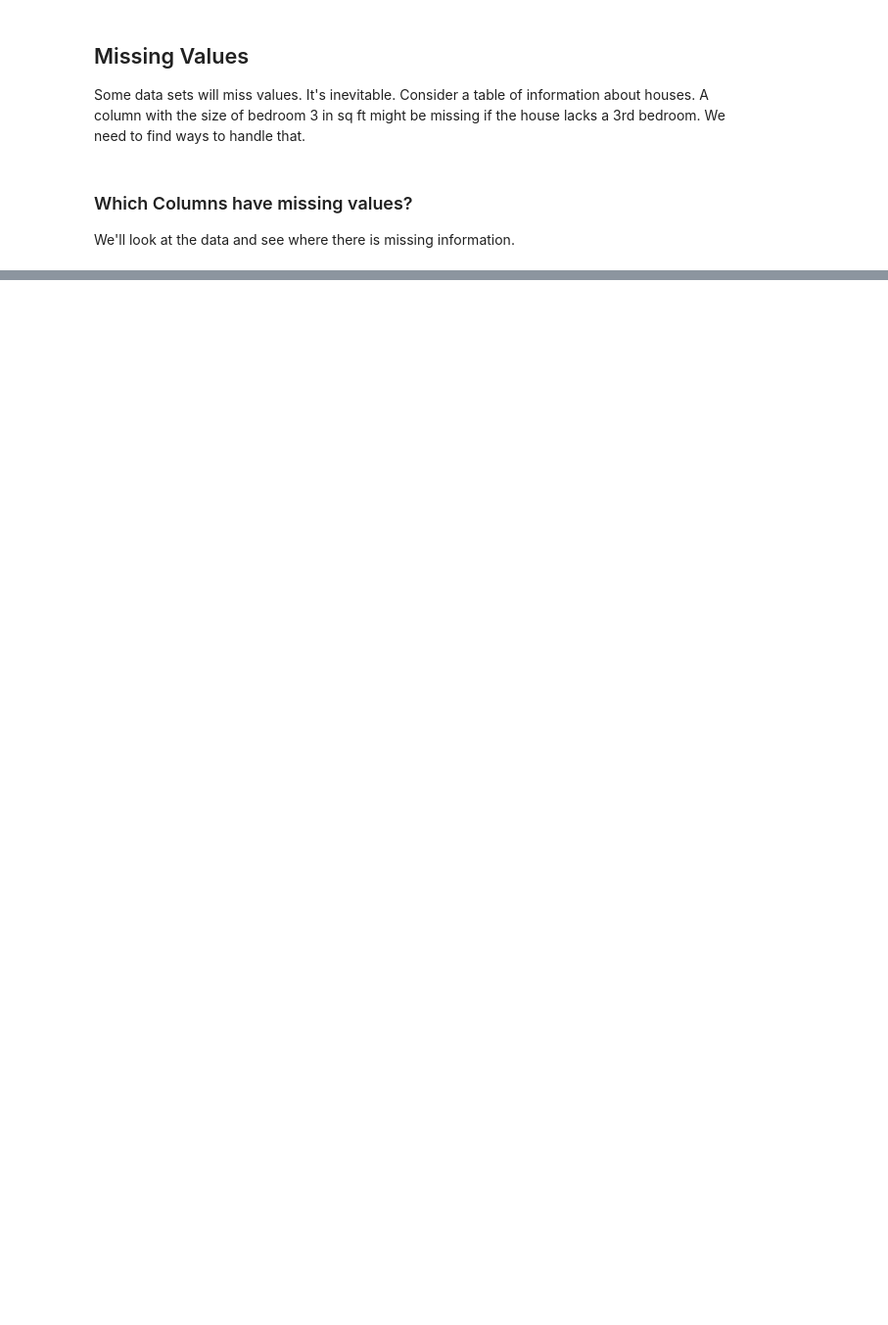
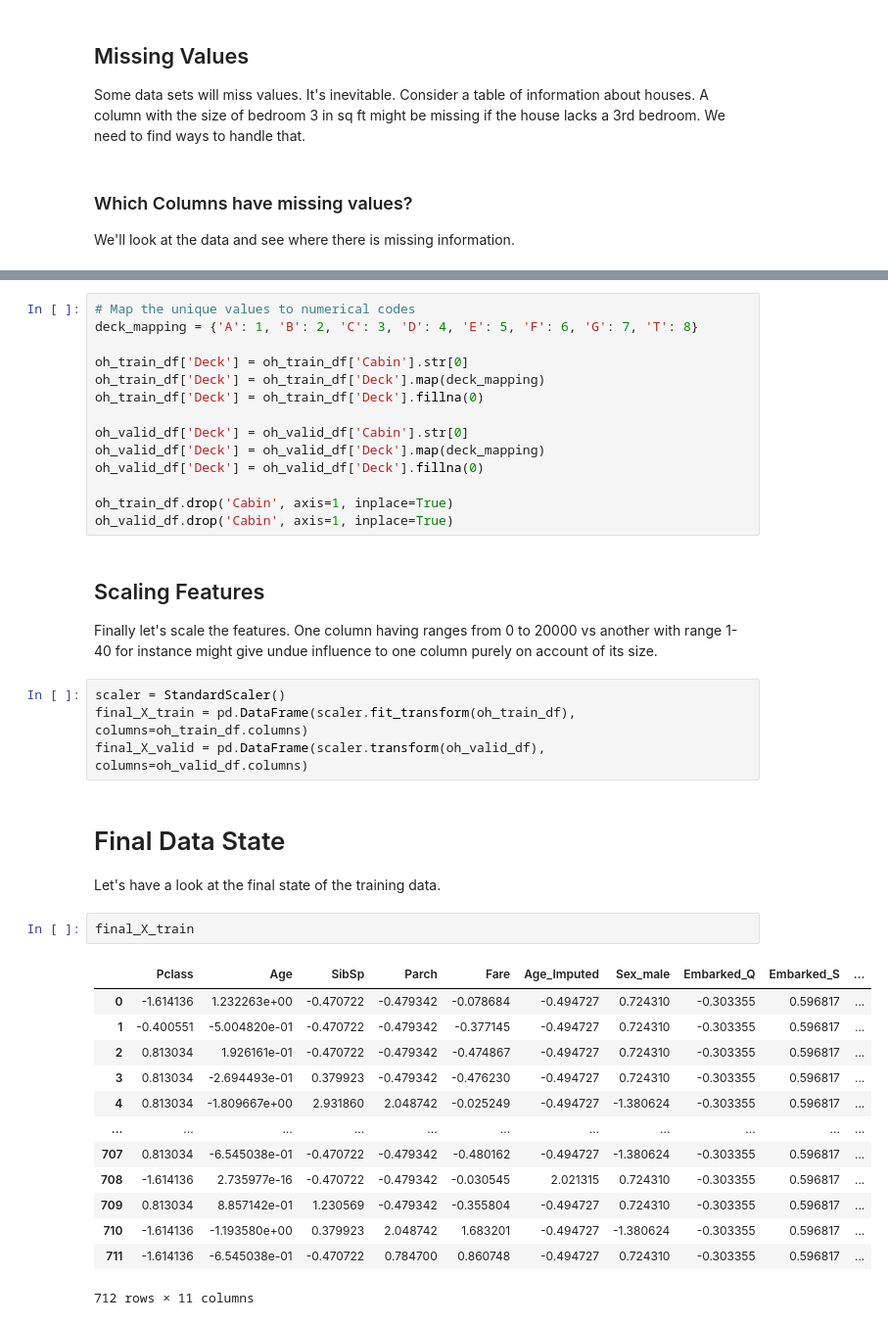
Before and after one commit to idontwantyourspamthanks/youtube-data-cleaning-exercise, a Jupyter notebook: Data_Cleaning.ipynb, the cells around one changed output, grey strips where cells are left out. Shown: that part at 98% size. Cells and saved outputs as stored; diff of their text form; blank space fills up the shorter version.

```diff
--- a/Data_Cleaning.ipynb
+++ b/Data_Cleaning.ipynb
@@ -78,0 +249,42 @@ So we have about 75% missing data in the Cabin column, and a little under 20% mi
+# %%
+# Map the unique values to numerical codes
+deck_mapping = {'A': 1, 'B': 2, 'C': 3, 'D': 4, 'E': 5, 'F': 6, 'G': 7, 'T': 8}
+
+oh_train_df['Deck'] = oh_train_df['Cabin'].str[0]
+oh_train_df['Deck'] = oh_train_df['Deck'].map(deck_mapping)
+oh_train_df['Deck'] = oh_train_df['Deck'].fillna(0)
+
+oh_valid_df['Deck'] = oh_valid_df['Cabin'].str[0]
+oh_valid_df['Deck'] = oh_valid_df['Deck'].map(deck_mapping)
+oh_valid_df['Deck'] = oh_valid_df['Deck'].fillna(0)
+
+oh_train_df.drop('Cabin', axis=1, inplace=True)
+oh_valid_df.drop('Cabin', axis=1, inplace=True)
+# %% [markdown]
+## Scaling Features
+
+Finally let's scale the features. One column having ranges from 0 to 20000 vs another with range 1-40 for instance might give undue influence to one column purely on account of its size.
+# %%
+scaler = StandardScaler()
+final_X_train = pd.DataFrame(scaler.fit_transform(oh_train_df), columns=oh_train_df.columns)
+final_X_valid = pd.DataFrame(scaler.transform(oh_valid_df), columns=oh_valid_df.columns)
+# %% [markdown]
+# Final Data State
+
+Let's have a look at the final state of the training data.
+# %%
+final_X_train
+# %% [output]
+|  | Pclass | Age | SibSp | Parch | Fare | Age_Imputed | Sex_male | Embarked_Q | Embarked_S | ... |
+| 0 | -1.614136 | 1.232263e+00 | -0.470722 | -0.479342 | -0.078684 | -0.494727 | 0.724310 | -0.303355 | 0.596817 | ... |
+| 1 | -0.400551 | -5.004820e-01 | -0.470722 | -0.479342 | -0.377145 | -0.494727 | 0.724310 | -0.303355 | 0.596817 | ... |
+| 2 | 0.813034 | 1.926161e-01 | -0.470722 | -0.479342 | -0.474867 | -0.494727 | 0.724310 | -0.303355 | 0.596817 | ... |
+| 3 | 0.813034 | -2.694493e-01 | 0.379923 | -0.479342 | -0.476230 | -0.494727 | 0.724310 | -0.303355 | 0.596817 | ... |
+| 4 | 0.813034 | -1.809667e+00 | 2.931860 | 2.048742 | -0.025249 | -0.494727 | -1.380624 | -0.303355 | 0.596817 | ... |
+| ... | ... | ... | ... | ... | ... | ... | ... | ... | ... | ... |
+| 707 | 0.813034 | -6.545038e-01 | -0.470722 | -0.479342 | -0.480162 | -0.494727 | -1.380624 | -0.303355 | 0.596817 | ... |
+| 708 | -1.614136 | 2.735977e-16 | -0.470722 | -0.479342 | -0.030545 | 2.021315 | 0.724310 | -0.303355 | 0.596817 | ... |
+| 709 | 0.813034 | 8.857142e-01 | 1.230569 | -0.479342 | -0.355804 | -0.494727 | 0.724310 | -0.303355 | 0.596817 | ... |
+| 710 | -1.614136 | -1.193580e+00 | 0.379923 | 2.048742 | 1.683201 | -0.494727 | -1.380624 | -0.303355 | 0.596817 | ... |
+| 711 | -1.614136 | -6.545038e-01 | -0.470722 | 0.784700 | 0.860748 | -0.494727 | 0.724310 | -0.303355 | 0.596817 | ... |
+712 rows × 11 columns
```
Also changed, not shown: parts of 32 cells of this notebook.
